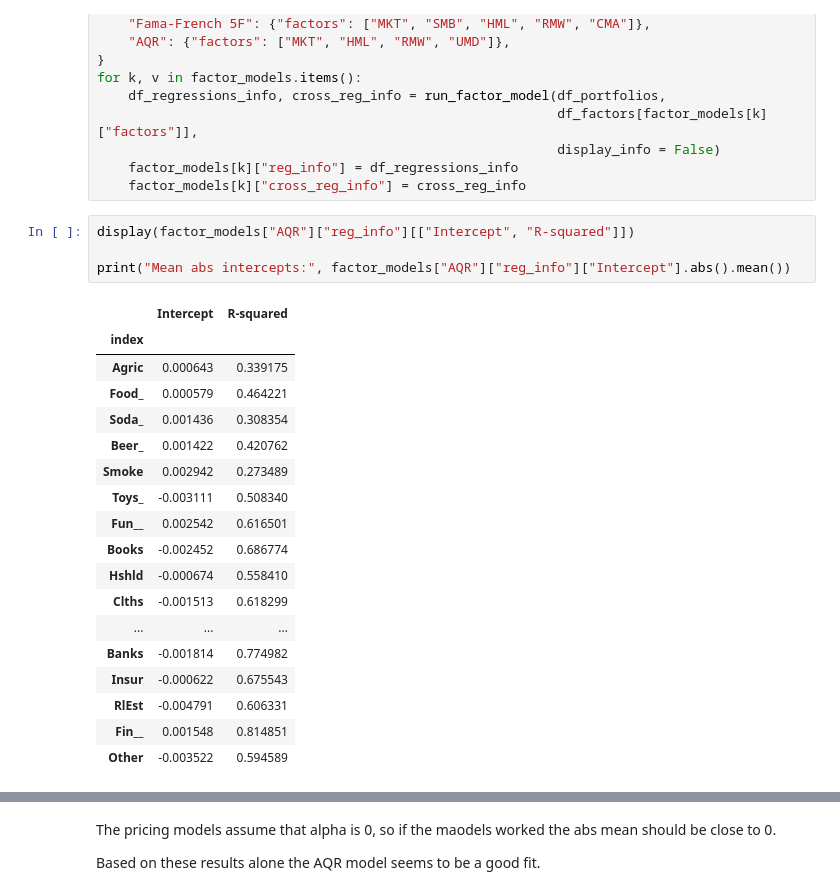
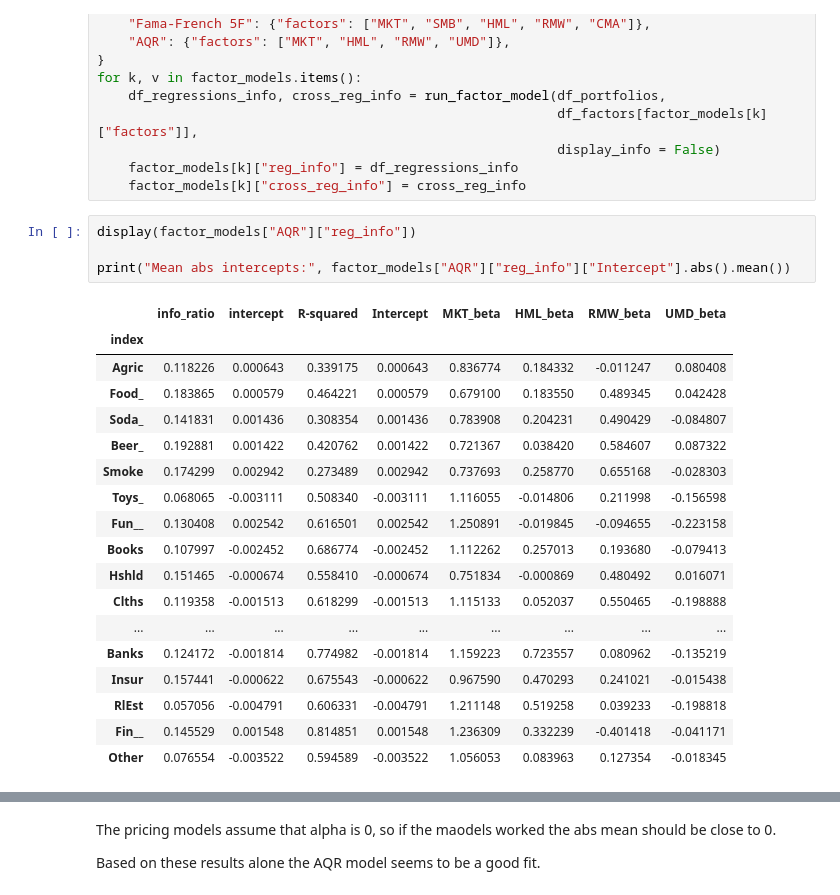
Before and after one commit to smturro2/finm-portfolio-2024, a Jupyter notebook: homework/Homework 5.ipynb, the cells around one changed output, grey strips where cells are left out. Cells and saved outputs as stored; diff of their text form.

```diff
--- a/homework/Homework 5.ipynb
+++ b/homework/Homework 5.ipynb
@@ -409,25 +430,25 @@ for k, v in factor_models.items():
     factor_models[k]["reg_info"] = df_regressions_info
     factor_models[k]["cross_reg_info"] = cross_reg_info
 # %%
-display(factor_models["AQR"]["reg_info"][["Intercept", "R-squared"]])
+display(factor_models["AQR"]["reg_info"])
 
 print("Mean abs intercepts:", factor_models["AQR"]["reg_info"]["Intercept"].abs().mean())
 # %% [output]
-|  | Intercept | R-squared |
-| index |  |  |
-| Agric | 0.000643 | 0.339175 |
-| Food_ | 0.000579 | 0.464221 |
-| Soda_ | 0.001436 | 0.308354 |
-| Beer_ | 0.001422 | 0.420762 |
-| Smoke | 0.002942 | 0.273489 |
-| Toys_ | -0.003111 | 0.508340 |
-| Fun__ | 0.002542 | 0.616501 |
-| Books | -0.002452 | 0.686774 |
-| Hshld | -0.000674 | 0.558410 |
-| Clths | -0.001513 | 0.618299 |
-| ... | ... | ... |
-| Banks | -0.001814 | 0.774982 |
-| Insur | -0.000622 | 0.675543 |
-| RlEst | -0.004791 | 0.606331 |
-| Fin__ | 0.001548 | 0.814851 |
-| Other | -0.003522 | 0.594589 |
+|  | info_ratio | intercept | R-squared | Intercept | MKT_beta | HML_beta | RMW_beta | UMD_beta |
+| index |  |  |  |  |  |  |  |  |
+| Agric | 0.118226 | 0.000643 | 0.339175 | 0.000643 | 0.836774 | 0.184332 | -0.011247 | 0.080408 |
+| Food_ | 0.183865 | 0.000579 | 0.464221 | 0.000579 | 0.679100 | 0.183550 | 0.489345 | 0.042428 |
+| Soda_ | 0.141831 | 0.001436 | 0.308354 | 0.001436 | 0.783908 | 0.204231 | 0.490429 | -0.084807 |
+| Beer_ | 0.192881 | 0.001422 | 0.420762 | 0.001422 | 0.721367 | 0.038420 | 0.584607 | 0.087322 |
+| Smoke | 0.174299 | 0.002942 | 0.273489 | 0.002942 | 0.737693 | 0.258770 | 0.655168 | -0.028303 |
+| Toys_ | 0.068065 | -0.003111 | 0.508340 | -0.003111 | 1.116055 | -0.014806 | 0.211998 | -0.156598 |
+| Fun__ | 0.130408 | 0.002542 | 0.616501 | 0.002542 | 1.250891 | -0.019845 | -0.094655 | -0.223158 |
+| Books | 0.107997 | -0.002452 | 0.686774 | -0.002452 | 1.112262 | 0.257013 | 0.193680 | -0.079413 |
+| Hshld | 0.151465 | -0.000674 | 0.558410 | -0.000674 | 0.751834 | -0.000869 | 0.480492 | 0.016071 |
+| Clths | 0.119358 | -0.001513 | 0.618299 | -0.001513 | 1.115133 | 0.052037 | 0.550465 | -0.198888 |
+| ... | ... | ... | ... | ... | ... | ... | ... | ... |
+| Banks | 0.124172 | -0.001814 | 0.774982 | -0.001814 | 1.159223 | 0.723557 | 0.080962 | -0.135219 |
+| Insur | 0.157441 | -0.000622 | 0.675543 | -0.000622 | 0.967590 | 0.470293 | 0.241021 | -0.015438 |
+| RlEst | 0.057056 | -0.004791 | 0.606331 | -0.004791 | 1.211148 | 0.519258 | 0.039233 | -0.198818 |
+| Fin__ | 0.145529 | 0.001548 | 0.814851 | 0.001548 | 1.236309 | 0.332239 | -0.401418 | -0.041171 |
+| Other | 0.076554 | -0.003522 | 0.594589 | -0.003522 | 1.056053 | 0.083963 | 0.127354 | -0.018345 |
```
Also changed, not shown: parts of 9 cells of this notebook.
